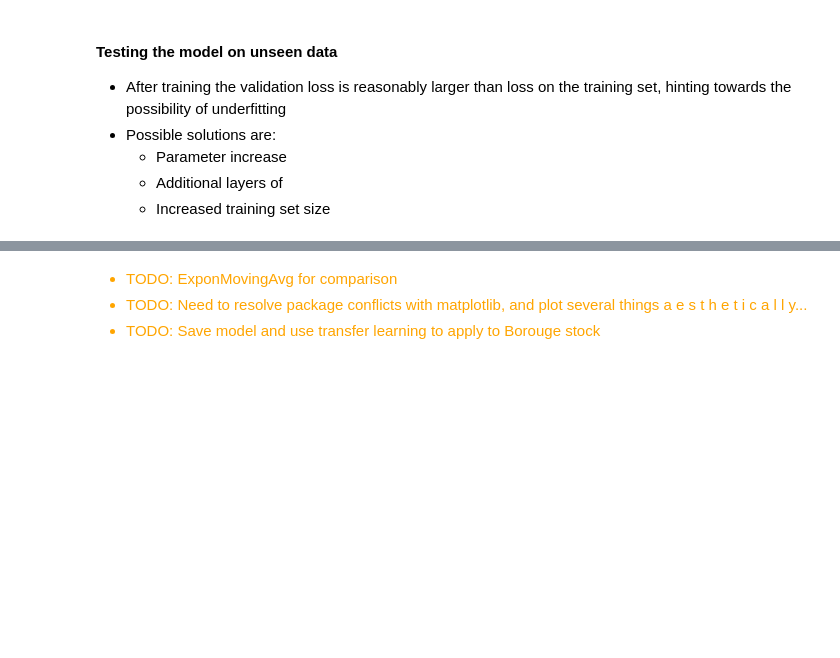
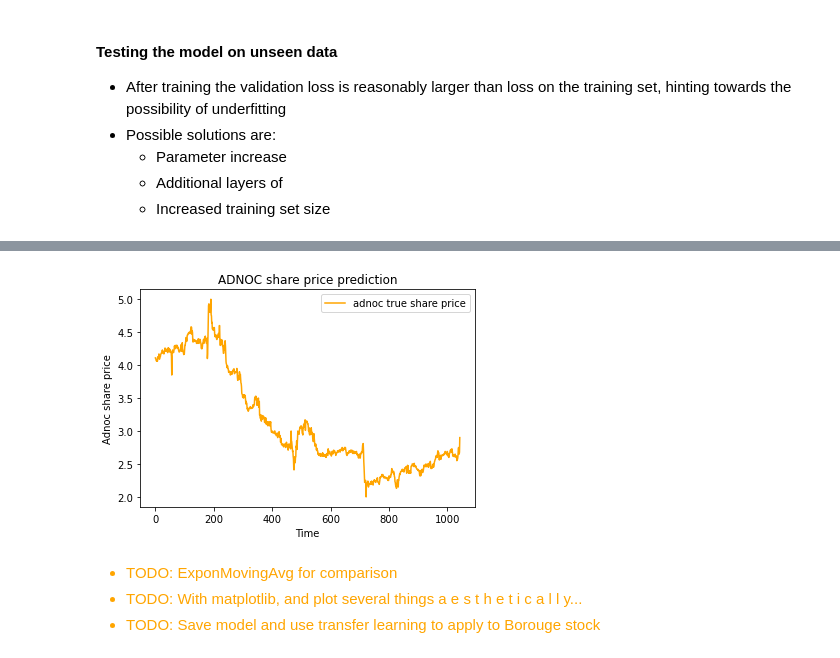
Before and after one commit to abdullamatar/LSTM-Financial-Forecaster, a Jupyter notebook: LSTM_forecaster.ipynb, the cells around one changed output, grey strips where cells are left out. Drawn from its saved outputs; the diff is of its cells as text; code cells hidden in the pictures; blank space fills up the shorter version.

Commit message:
matplotlib is alive, model is transferred; still needs work

```diff
--- a/LSTM_forecaster.ipynb
+++ b/LSTM_forecaster.ipynb
@@ -221,0 +224,11 @@ array([[3.509372 ],
+# %%
+plt.plot(total_set, color='orange',label='adnoc true share price')
+# !in dire need of revision, this model needs saving xD
+# plt.plot(model_prediction, color='black',label='model prediction')
+plt.title('ADNOC share price prediction')
+plt.xlabel('Time')
+plt.ylabel('Adnoc share price')
+plt.legend()
+plt.show()
+# %% [output]
+[figure, added]
@@ -222,6 +237,6 @@ array([[3.509372 ],
 # %% [markdown]
 <ul style="color:orange">
 <li>TODO: ExponMovingAvg for comparison</li>
-<li>TODO: Need to resolve package conflicts with matplotlib, and plot several things a e s t h e t i c a l l y...</li>
+<li>TODO: With matplotlib, and plot several things a e s t h e t i c a l l y...</li>
 <li>TODO: Save model and use transfer learning to apply to Borouge stock</li>
 </ul>
```
Also changed, not shown: parts of 6 cells of this notebook, 2 other files.
